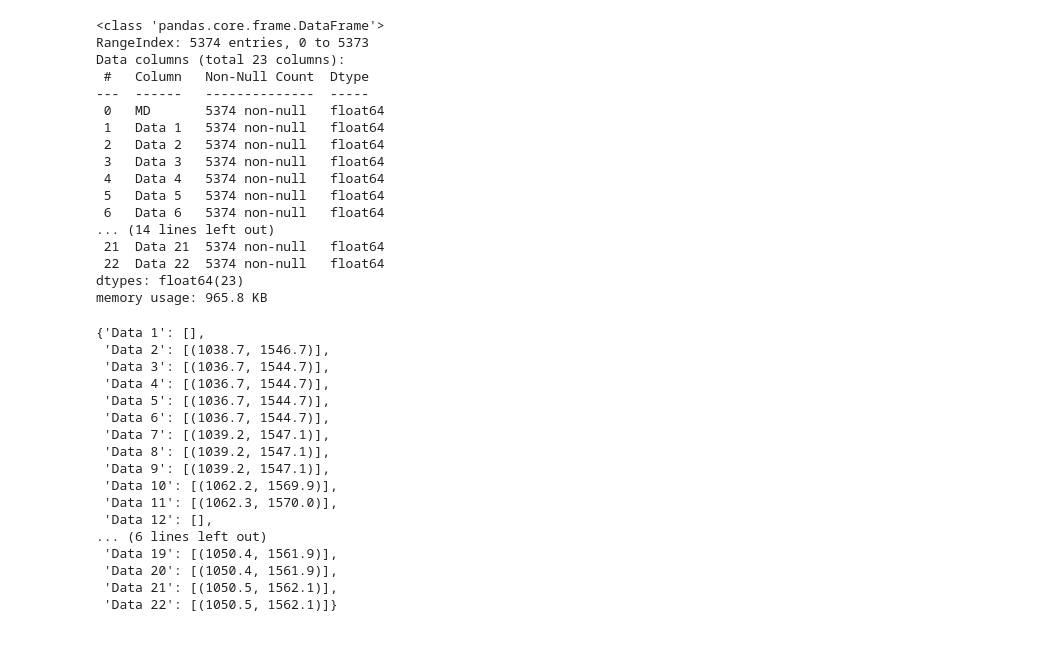
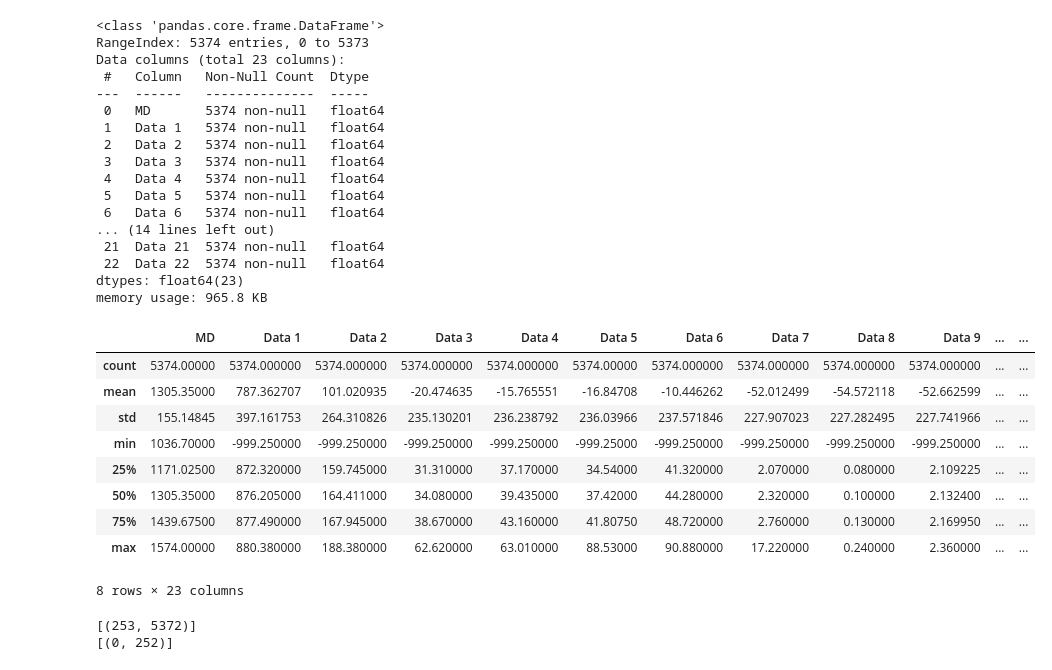
Before and after one commit to Mis-prog/digital-signal-processing-app, a Jupyter notebook: work/work.ipynb, the cells around one changed output. Cells and saved outputs as stored; diff of their text form; code cells hidden in the pictures; blank space fills up the shorter version.

```diff
--- a/work/work.ipynb
+++ b/work/work.ipynb
@@ -49,6 +49,19 @@ Data columns (total 23 columns):
  22  Data 22  5374 non-null   float64
 dtypes: float64(23)
 memory usage: 965.8 KB
+# %%
+data.describe()
+# %% [output]
+|  | MD | Data 1 | Data 2 | Data 3 | Data 4 | Data 5 | Data 6 | Data 7 | Data 8 | Data 9 | ... | ... |
+| count | 5374.00000 | 5374.000000 | 5374.000000 | 5374.000000 | 5374.000000 | 5374.00000 | 5374.000000 | 5374.000000 | 5374.000000 | 5374.000000 | ... | ... |
+| mean | 1305.35000 | 787.362707 | 101.020935 | -20.474635 | -15.765551 | -16.84708 | -10.446262 | -52.012499 | -54.572118 | -52.662599 | ... | ... |
+| std | 155.14845 | 397.161753 | 264.310826 | 235.130201 | 236.238792 | 236.03966 | 237.571846 | 227.907023 | 227.282495 | 227.741966 | ... | ... |
+| min | 1036.70000 | -999.250000 | -999.250000 | -999.250000 | -999.250000 | -999.25000 | -999.250000 | -999.250000 | -999.250000 | -999.250000 | ... | ... |
+| 25% | 1171.02500 | 872.320000 | 159.745000 | 31.310000 | 37.170000 | 34.54000 | 41.320000 | 2.070000 | 0.080000 | 2.109225 | ... | ... |
+| 50% | 1305.35000 | 876.205000 | 164.411000 | 34.080000 | 39.435000 | 37.42000 | 44.280000 | 2.320000 | 0.100000 | 2.132400 | ... | ... |
+| 75% | 1439.67500 | 877.490000 | 167.945000 | 38.670000 | 43.160000 | 41.80750 | 48.720000 | 2.760000 | 0.130000 | 2.169950 | ... | ... |
+| max | 1574.00000 | 880.380000 | 188.380000 | 62.620000 | 63.010000 | 88.53000 | 90.880000 | 17.220000 | 0.240000 | 2.360000 | ... | ... |
+8 rows × 23 columns
 # %%
 def get_data_with_frequency(data,frequency,name=None):
     if name is None:
@@ -79,22 +91 @@ def get_index(data):
     return data_index
-# %%
-data_new=get_index(data)
-data_new
-# %% [output]
-{'Data 1': [],
- 'Data 2': [(1038.7, 1546.7)],
- 'Data 3': [(1036.7, 1544.7)],
- 'Data 4': [(1036.7, 1544.7)],
- 'Data 5': [(1036.7, 1544.7)],
- 'Data 6': [(1036.7, 1544.7)],
- 'Data 7': [(1039.2, 1547.1)],
- 'Data 8': [(1039.2, 1547.1)],
- 'Data 9': [(1039.2, 1547.1)],
- 'Data 10': [(1062.2, 1569.9)],
- 'Data 11': [(1062.3, 1570.0)],
- 'Data 12': [],
-... (6 lines left out)
- 'Data 19': [(1050.4, 1561.9)],
- 'Data 20': [(1050.4, 1561.9)],
- 'Data 21': [(1050.5, 1562.1)],
- 'Data 22': [(1050.5, 1562.1)]}
@@ -100,0 +124,6 @@ data_new
+# %%
+print(get_index_work(data,'Data 12'))
+print(get_index_not_work(data,'Data 12'))
+# %% [output]
+[(253, 5372)]
+[(0, 252)]
```
Also changed, not shown: parts of 7 cells of this notebook, 1 other file.
